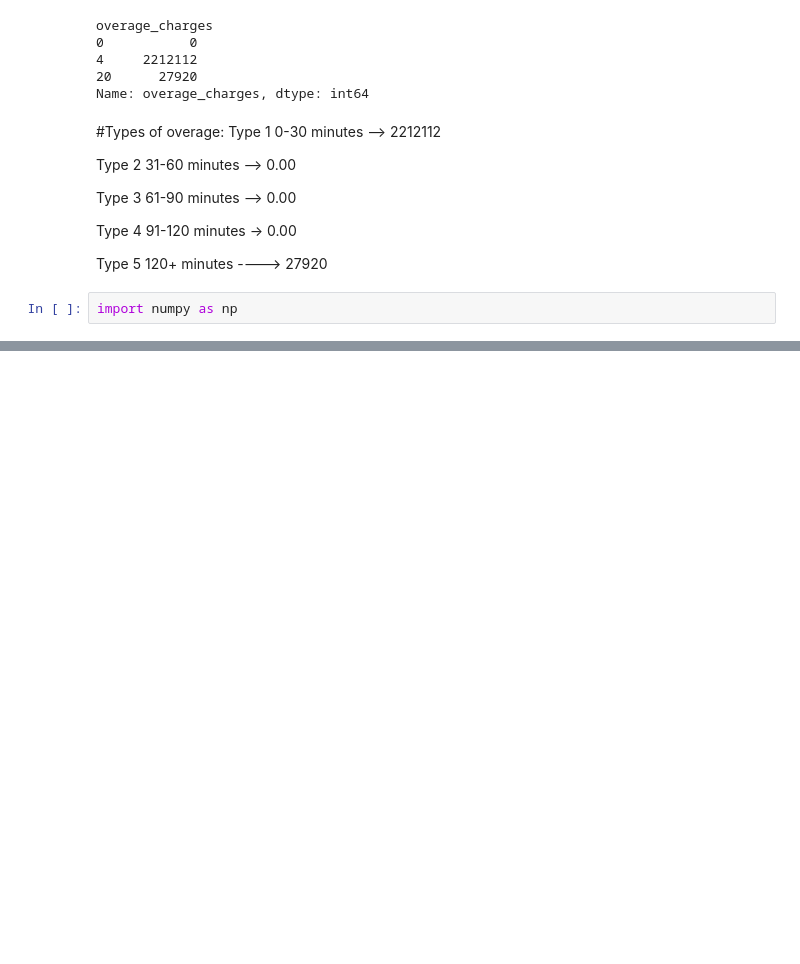
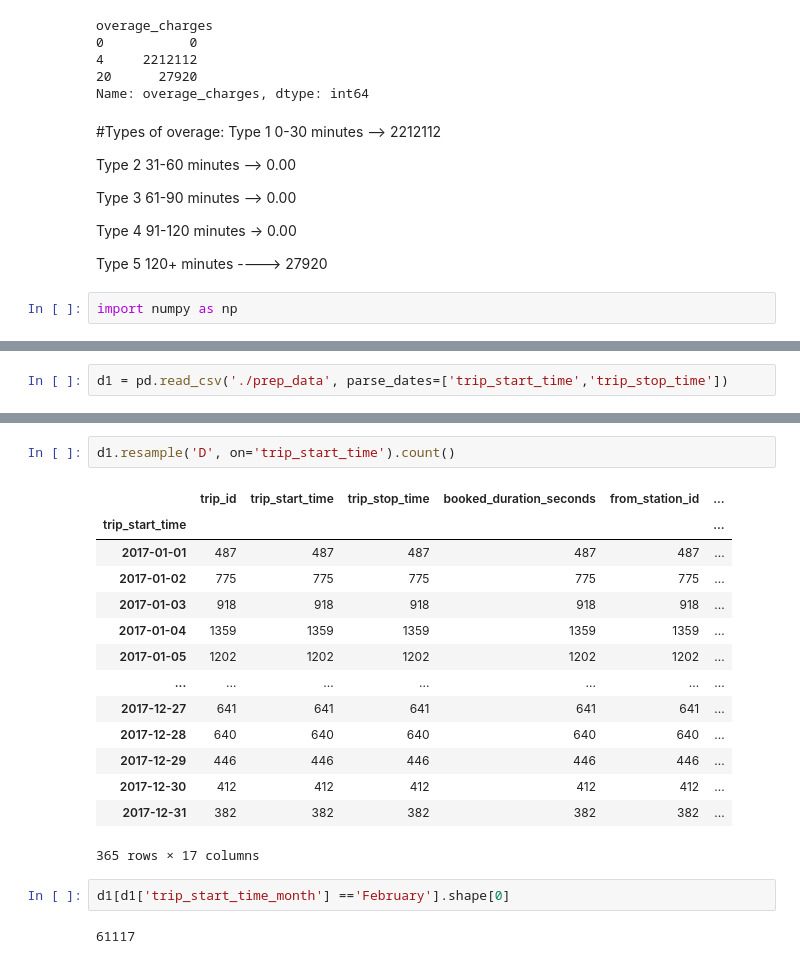
Before and after one commit to PrinceDuru/Operations_Analysis, a Jupyter notebook: Toronto_Bike_Share_Data_Analysis_Code.ipynb, the cells around one changed output, grey strips where cells are left out. Cells and saved outputs as stored; diff of their text form; blank space fills up the shorter version.

```diff
--- a/Toronto_Bike_Share_Data_Analysis_Code.ipynb
+++ b/Toronto_Bike_Share_Data_Analysis_Code.ipynb
@@ -648,0 +660,2 @@ import numpy as np
+# %%
+d1 = pd.read_csv('./prep_data', parse_dates=['trip_start_time','trip_stop_time'])
@@ -648,0 +683,21 @@ import numpy as np
+# %%
+d1.resample('D', on='trip_start_time').count()
+# %% [output]
+|  | trip_id | trip_start_time | trip_stop_time | booked_duration_seconds | from_station_id | ... |
+| trip_start_time |  |  |  |  |  | ... |
+| 2017-01-01 | 487 | 487 | 487 | 487 | 487 | ... |
+| 2017-01-02 | 775 | 775 | 775 | 775 | 775 | ... |
+| 2017-01-03 | 918 | 918 | 918 | 918 | 918 | ... |
+| 2017-01-04 | 1359 | 1359 | 1359 | 1359 | 1359 | ... |
+| 2017-01-05 | 1202 | 1202 | 1202 | 1202 | 1202 | ... |
+| ... | ... | ... | ... | ... | ... | ... |
+| 2017-12-27 | 641 | 641 | 641 | 641 | 641 | ... |
+| 2017-12-28 | 640 | 640 | 640 | 640 | 640 | ... |
+| 2017-12-29 | 446 | 446 | 446 | 446 | 446 | ... |
+| 2017-12-30 | 412 | 412 | 412 | 412 | 412 | ... |
+| 2017-12-31 | 382 | 382 | 382 | 382 | 382 | ... |
+365 rows × 17 columns
+# %%
+d1[d1['trip_start_time_month'] =='February'].shape[0]
+# %% [output]
+61117
```
Also changed, not shown: parts of 15 cells of this notebook.
